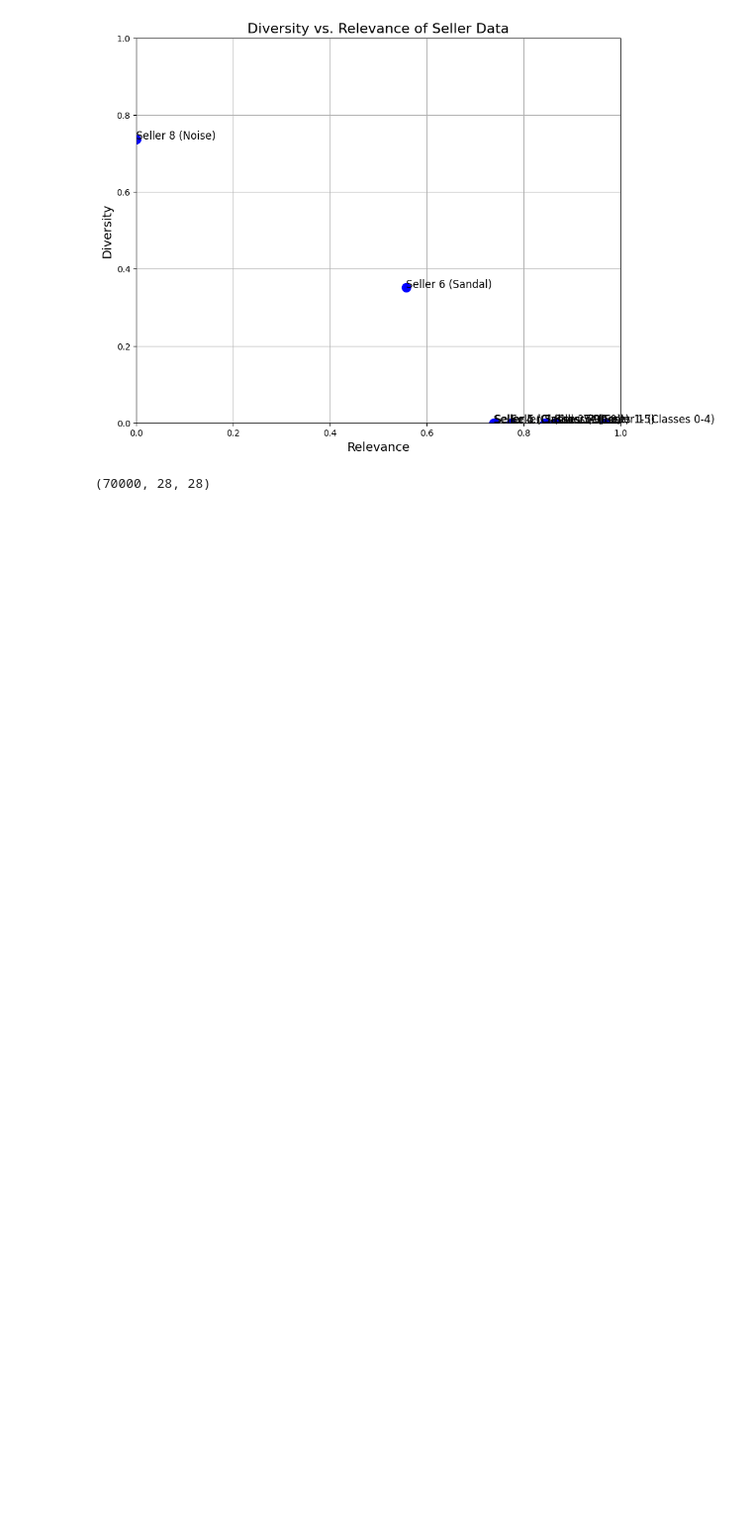
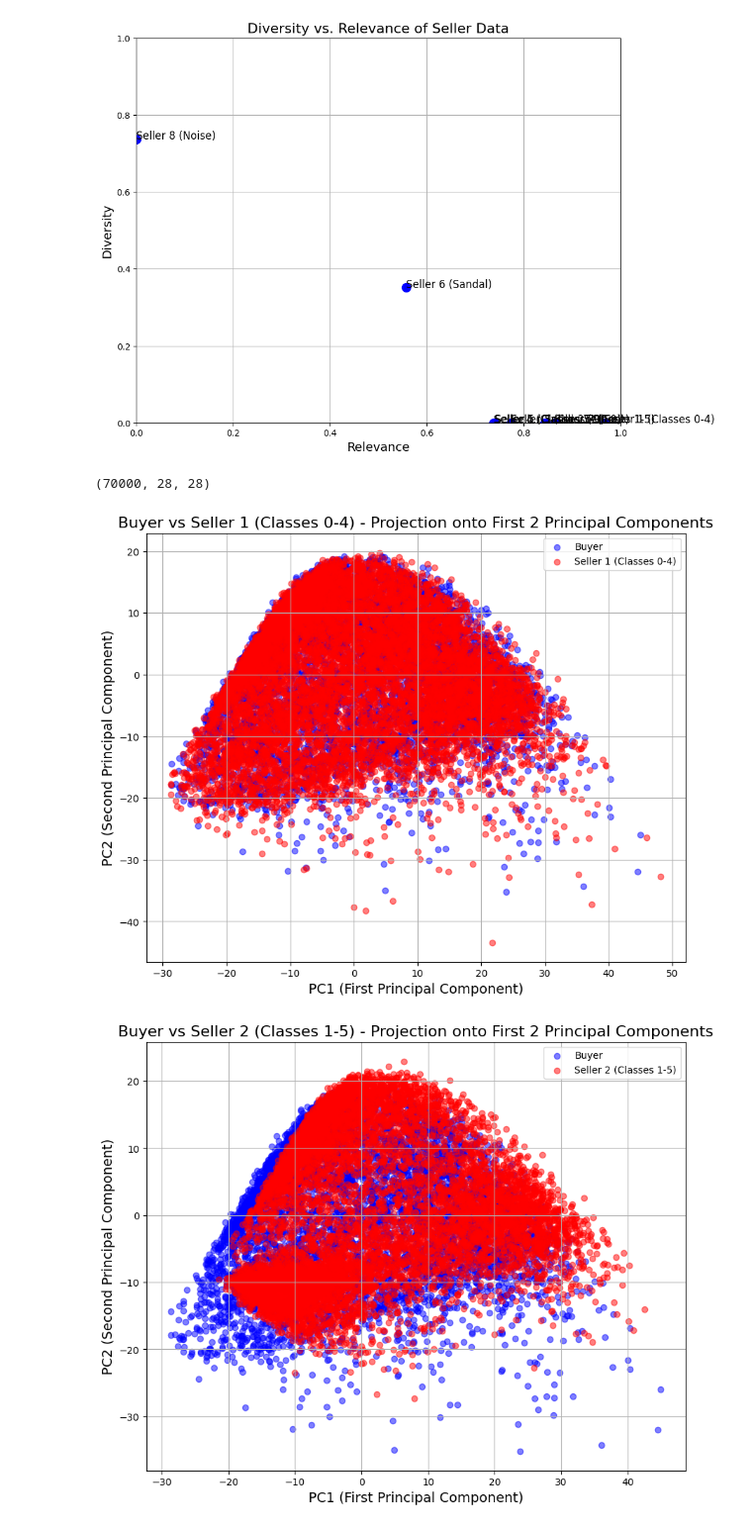
Before and after one commit to sadia-sigma-lab/task-agnostic-data-valuation, a Jupyter notebook: data_valuation.ipynb, the cells around one changed output. Shown at 99% size. Saved outputs shown, nothing was run; the diff lists cells and outputs as text; code cells hidden in the pictures; blank space fills up the shorter version.

```diff
--- a/data_valuation.ipynb
+++ b/data_valuation.ipynb
@@ -203,3 +202,49 @@ diversity_vals[i 0.7369488140105348
 fmnist_images.shape
 # %% [output]
 (70000, 28, 28)
+# %%
+# Function to plot individual scatter plots for sellers vs buyer
+def plot_seller_vs_buyer(buyer_data, seller_data, buyer_components, seller_name):
+    # Project the buyer and seller data onto the first two principal components of the buyer
+    buyer_projected = np.dot(buyer_data, buyer_components[:2].T)
+    seller_projected = np.dot(seller_data, buyer_components[:2].T)
+
+    plt.figure(figsize=(10, 8))
+
+    # Scatter plot for the buyer's projected data
+    plt.scatter(buyer_projected[:, 0], buyer_projected[:, 1], color='blue', label='Buyer', alpha=0.5)
+
+    # Scatter plot for the seller's projected data
+    plt.scatter(seller_projected[:, 0], seller_projected[:, 1], color='red', label=seller_name, alpha=0.5)
+
+    plt.title(f"Buyer vs {seller_name} - Projection onto First 2 Principal Components", fontsize=16)
+    plt.xlabel("PC1 (First Principal Component)", fontsize=14)
+    plt.ylabel("PC2 (Second Principal Component)", fontsize=14)
+    plt.legend()
+    plt.grid(True)
+    plt.show()
+
+# Preprocess Buyer's Data
+buyer_data = preprocess_images(buyer_images)
+
+# Perform PCA on Buyer's Data
+pca = PCA()
+pca.fit(buyer_data)
+buyer_eigenvalues = pca.explained_variance_
+buyer_components = pca.components_
+
+# Select principal components with eigenvalues > 1e-2
+significant_components = buyer_eigenvalues > 1e-2
+buyer_eigenvalues = buyer_eigenvalues[significant_components]
+buyer_components = buyer_components[significant_components]
+
+# Plot scatter plots for each seller vs buyer
+for idx, seller_images in enumerate(seller_images_list):
+    # Preprocess Seller's Data
+    seller_data = preprocess_images(seller_images)
+
+    # Plot seller data vs buyer data
+    plot_seller_vs_buyer(buyer_data, seller_data, buyer_components, seller_names[idx])
+# %% [output]
+[figure, added]
+[figure, added]
```
Also changed, not shown: parts of 2 cells of this notebook.
